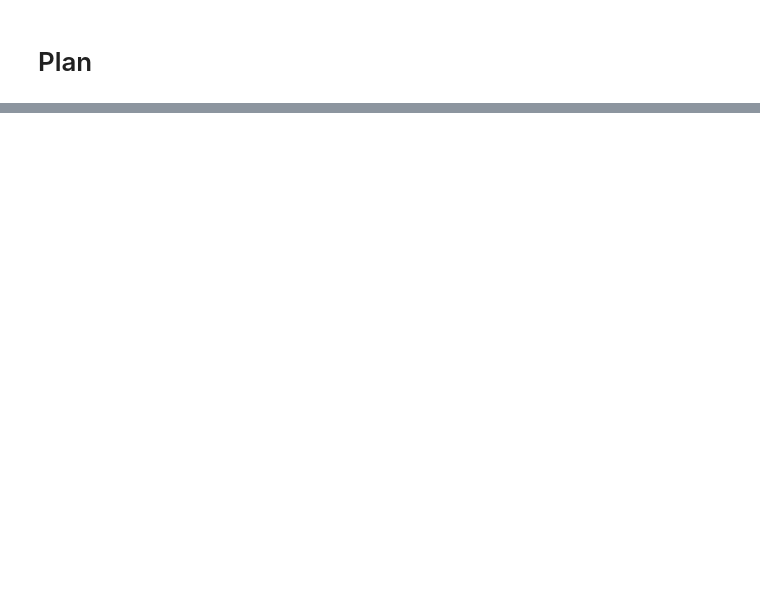
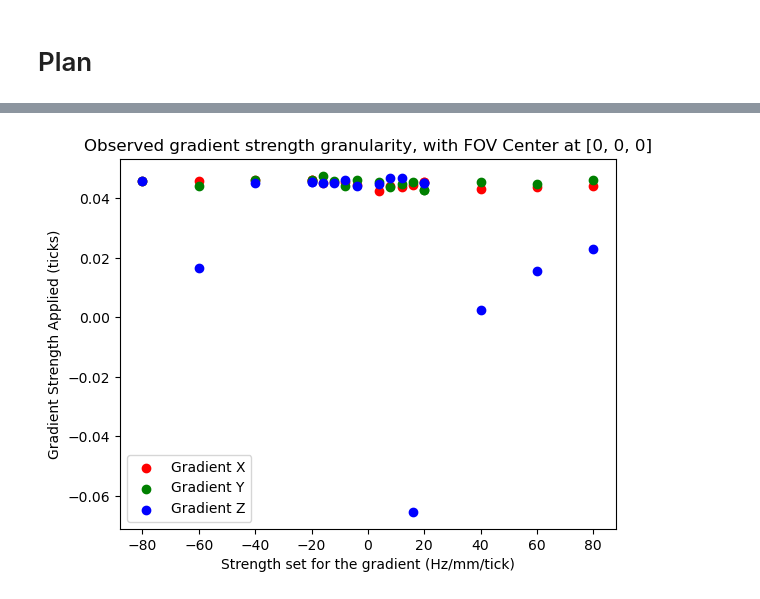
Before and after one commit to rpeltekov/ge3t_shim_tool, a Jupyter notebook: src/experiments/characterizeGradients.ipynb, the cells around one changed output, grey strips where cells are left out. Drawn from its saved outputs; the diff is of its cells as text; code cells hidden in the pictures; blank space fills up the shorter version.

Commit message:
the latest results of the gradient characterization.

```diff
--- a/src/experiments/characterizeGradients.ipynb
+++ b/src/experiments/characterizeGradients.ipynb
@@ -127,7 +115,7 @@ def plotPixelFieldStrengthsVsPosition(fig, title, points, xlabel, ylabel, xlim,
     fig.set_xlim(xlim)
     fig.set_ylim(ylim)
 
-def getFieldStrengthPoints(fieldmap, pixelSize, title=None):
+def getFieldStrengthPoints(fieldmap, pixelSize, fovCenter=[0,0,0], title=None):
     """
     for each dimensional direction:
         - collapse all strengths onto one dimension
@@ -138,12 +126,12 @@ def getFieldStrengthPoints(fieldmap, pixelSize, title=None):
     """
     points = [[],[],[]]
     # i want to take every non nan pixel value in the fieldmap
-    # then for each pixel, get the distance from isocenter, and the field strength and add to points list
+    # then for each pixel, get the distance from fovCenter, and the field strength and add to points list
     def get_distances(pos):
         shape = fieldmap.shape
         ret = []
         for i in range(3):
-            ret.append((pos[i] - (shape[i]/2+.5)) * pixelSize[i])
+            ret.append((pos[i] - (shape[i]/2+.5)) * pixelSize[i] + fovCenter[i])
         return ret
 
     maxDist=0
@@ -309,0 +280,3 @@ Average gradient strength per tick: 0.04174878153359385 Hz/mm/tick,
+# %%
+centerPos = [0,0,0]
+tickToGradStrengthsCEntered = collectTickReferences(gradientTicks, centerPos)
@@ -309,0 +492,4 @@ Average gradient strength per tick: 0.04174878153359385 Hz/mm/tick,
+# %%
+plotTickReferences(tickToGradStrengthsCEntered, centerPos)
+# %% [output]
+[figure, added]
```
Also changed, not shown: parts of 30 cells of this notebook, 1 other file.
